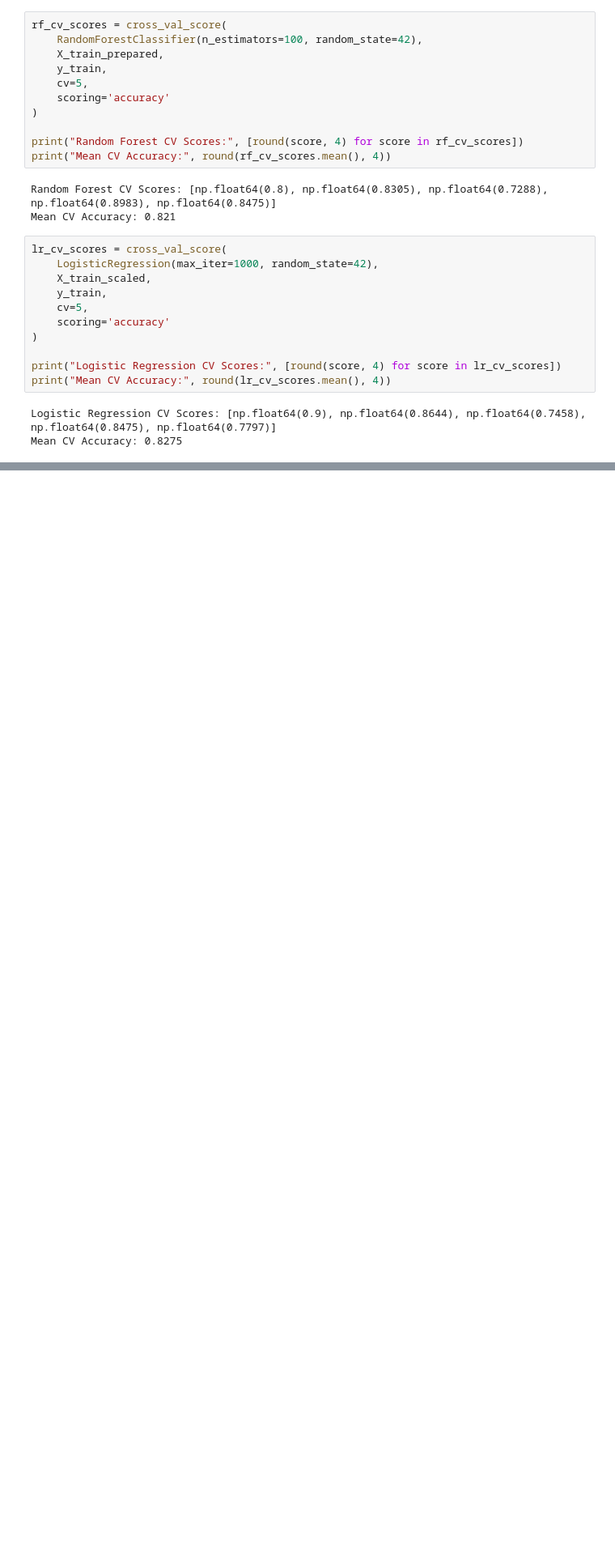
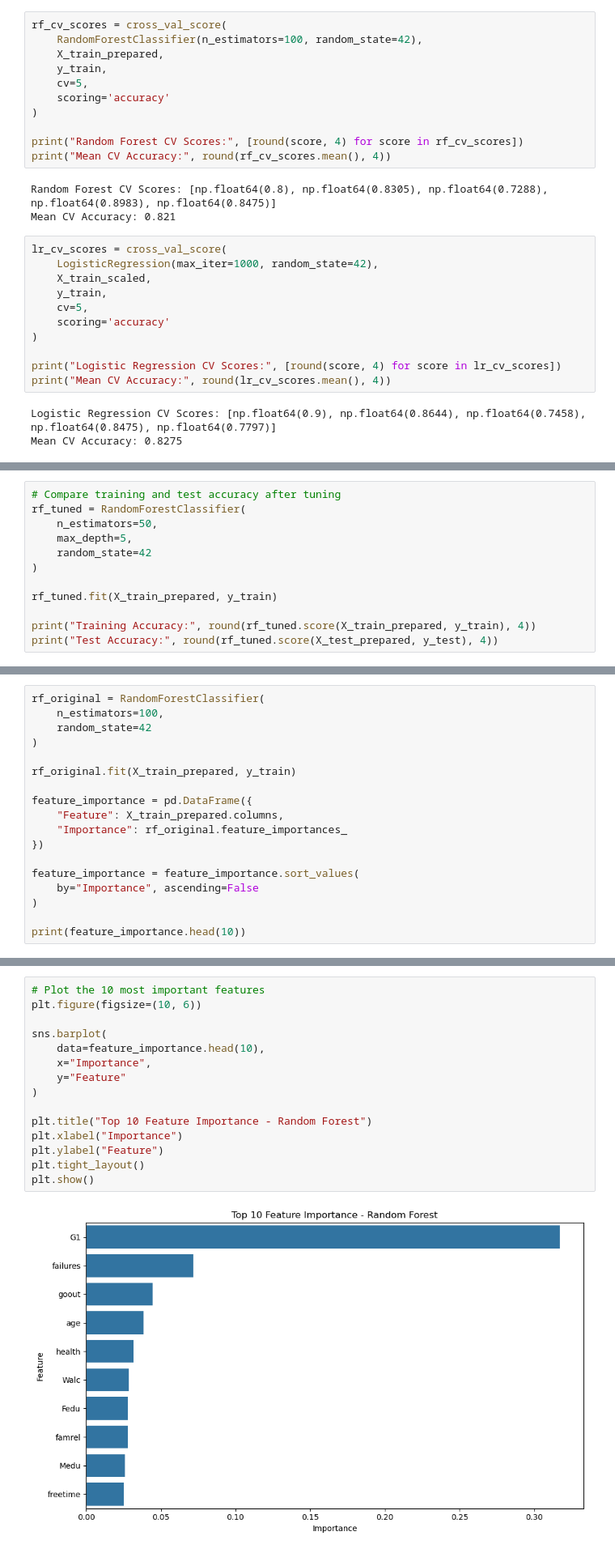
Before and after one commit to sba23349-spec/CA1_MachineLearning_sba23349, a Jupyter notebook: CA1-ML-sba23349.ipynb, the cells around one changed output, grey strips where cells are left out. Shown at 81% size. Cells and saved outputs as stored; diff of their text form; blank space fills up the shorter version.

```diff
--- a/CA1-ML-sba23349.ipynb
+++ b/CA1-ML-sba23349.ipynb
@@ -854,0 +969,12 @@ The results were very similar, with Logistic Regression performing slightly bett
+# %%
+# Compare training and test accuracy after tuning
+rf_tuned = RandomForestClassifier(
+    n_estimators=50,
+    max_depth=5,
+    random_state=42
+)
+
+rf_tuned.fit(X_train_prepared, y_train)
+
+print("Training Accuracy:", round(rf_tuned.score(X_train_prepared, y_train), 4))
+print("Test Accuracy:", round(rf_tuned.score(X_test_prepared, y_test), 4))
@@ -854,0 +1000,18 @@ The results were very similar, with Logistic Regression performing slightly bett
+# %%
+rf_original = RandomForestClassifier(
+    n_estimators=100,
+    random_state=42
+)
+
+rf_original.fit(X_train_prepared, y_train)
+
+feature_importance = pd.DataFrame({
+    "Feature": X_train_prepared.columns,
+    "Importance": rf_original.feature_importances_
+})
+
+feature_importance = feature_importance.sort_values(
+    by="Importance", ascending=False
+)
+
+print(feature_importance.head(10))
@@ -854,0 +1040,17 @@ The results were very similar, with Logistic Regression performing slightly bett
+# %%
+# Plot the 10 most important features
+plt.figure(figsize=(10, 6))
+
+sns.barplot(
+    data=feature_importance.head(10),
+    x="Importance",
+    y="Feature"
+)
+
+plt.title("Top 10 Feature Importance - Random Forest")
+plt.xlabel("Importance")
+plt.ylabel("Feature")
+plt.tight_layout()
+plt.show()
+# %% [output]
+[figure, added]
```
Also changed, not shown: parts of 28 cells of this notebook.
